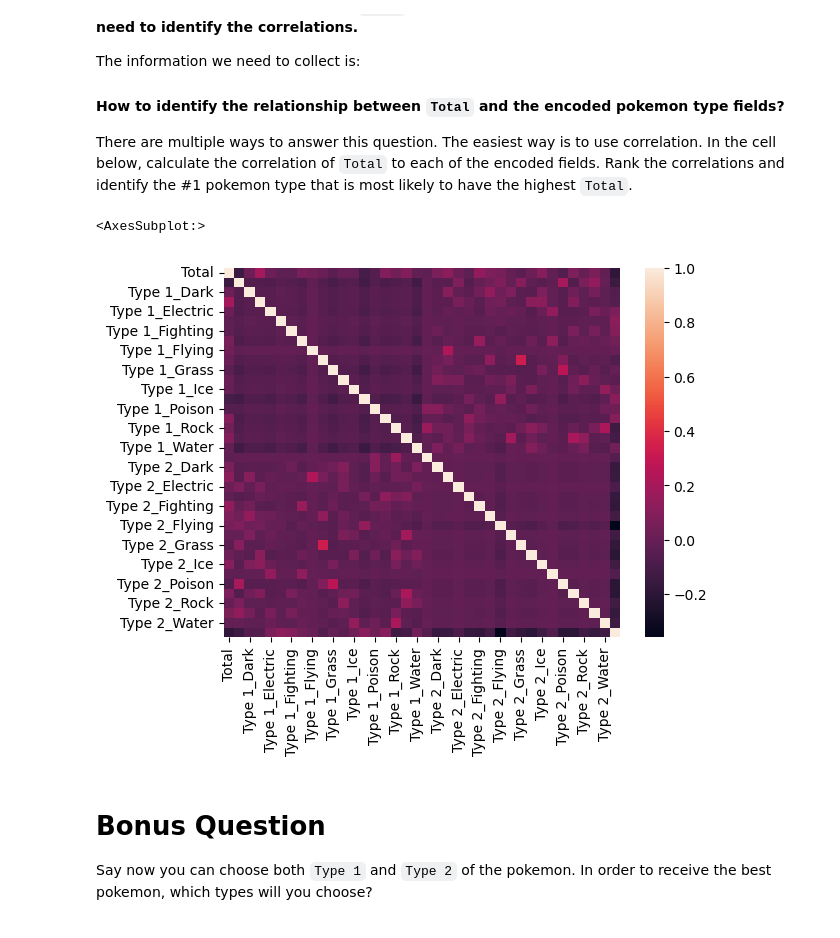
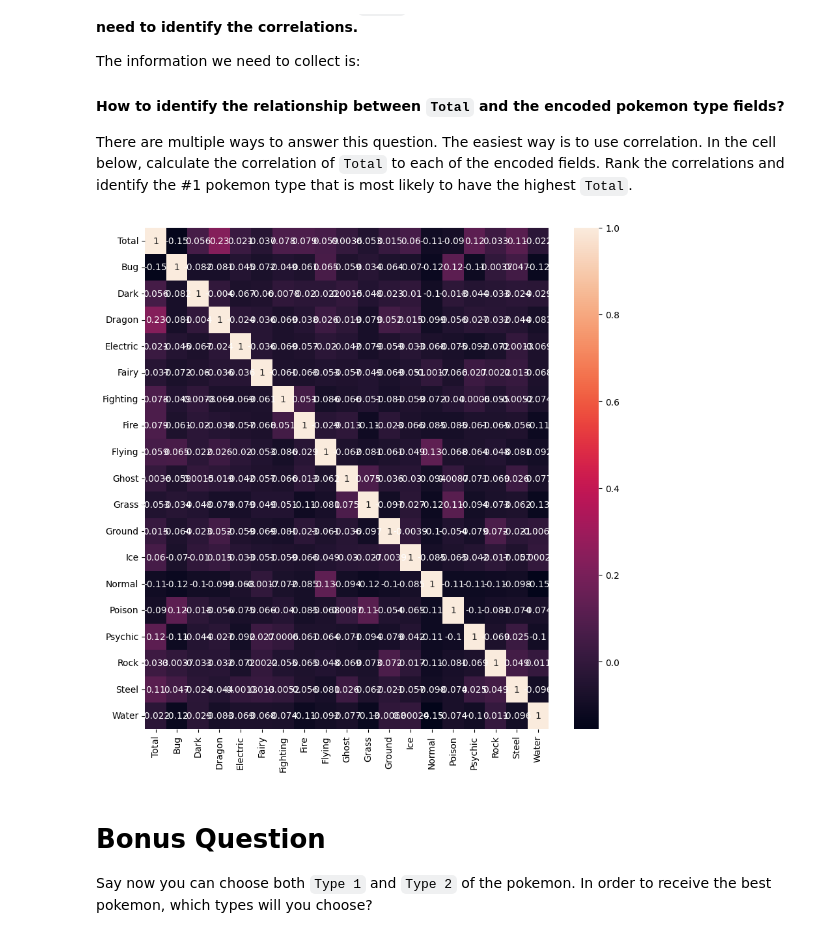
Before and after one commit to lukwies/bootcamp_labs, a Jupyter notebook: lab-dataframe-calculations/your-code/challenge-2.ipynb, the cells around one changed output. Drawn from its saved outputs; the diff is of its cells as text; code cells hidden in the pictures.

```diff
--- a/lab-dataframe-calculations/your-code/challenge-2.ipynb
+++ b/lab-dataframe-calculations/your-code/challenge-2.ipynb
@@ -135,0 +115,5 @@ display(onehot_encoded_df)
+# %%
+# Alternative, way more straight forward solution
+encoded_df = pd.get_dummies(pokemon["Type 1"]) + \
+             pd.get_dummies(pokemon["Type 2"])
+encoded_df.head()
@@ -150,11 +139,13 @@ There are multiple ways to answer this question. The easiest way is to use corre
 # %%
 import seaborn as sns
+import matplotlib.pyplot as plt
 
-X = pd.concat([pokemon[['Total']], onehot_encoded_df], axis=1)
-sns.heatmap(X.corr())
+fig,ax = plt.subplots(figsize=(10,10))
+X = pd.concat([pokemon[['Total']], encoded_df], axis=1)
+sns.heatmap(X.corr(), annot=True)
+plt.show()
 # %% [output]
-<AxesSubplot:>
-[figure, old version]
+[figure, new version]
 # %% [markdown]
 # Bonus Question
 
```
Also changed, not shown: parts of 16 cells of this notebook.
